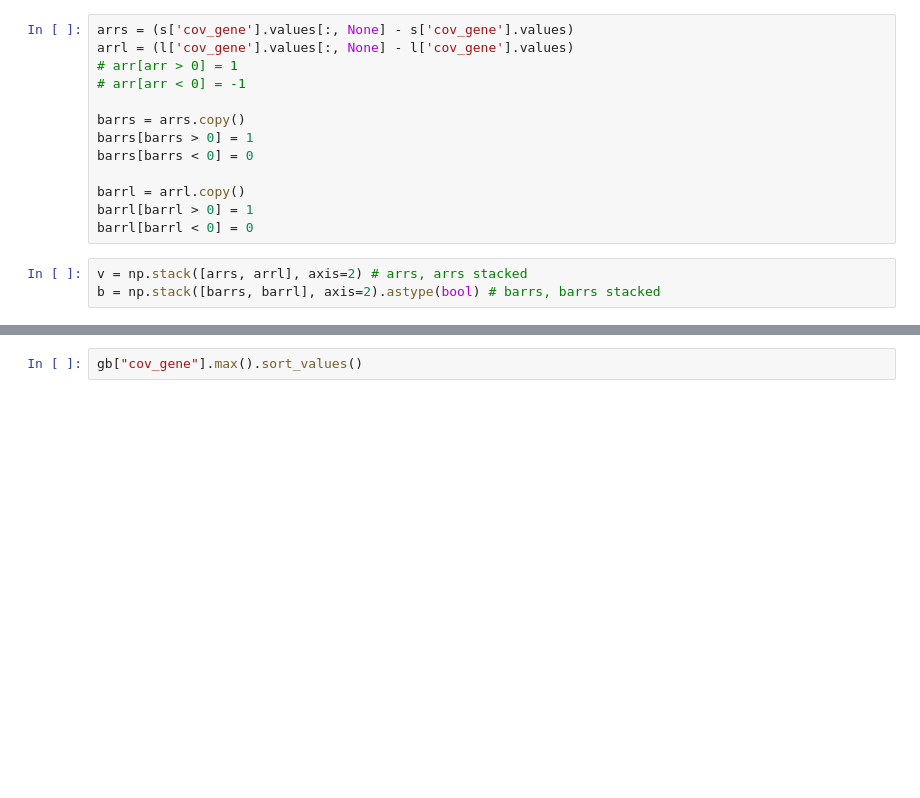
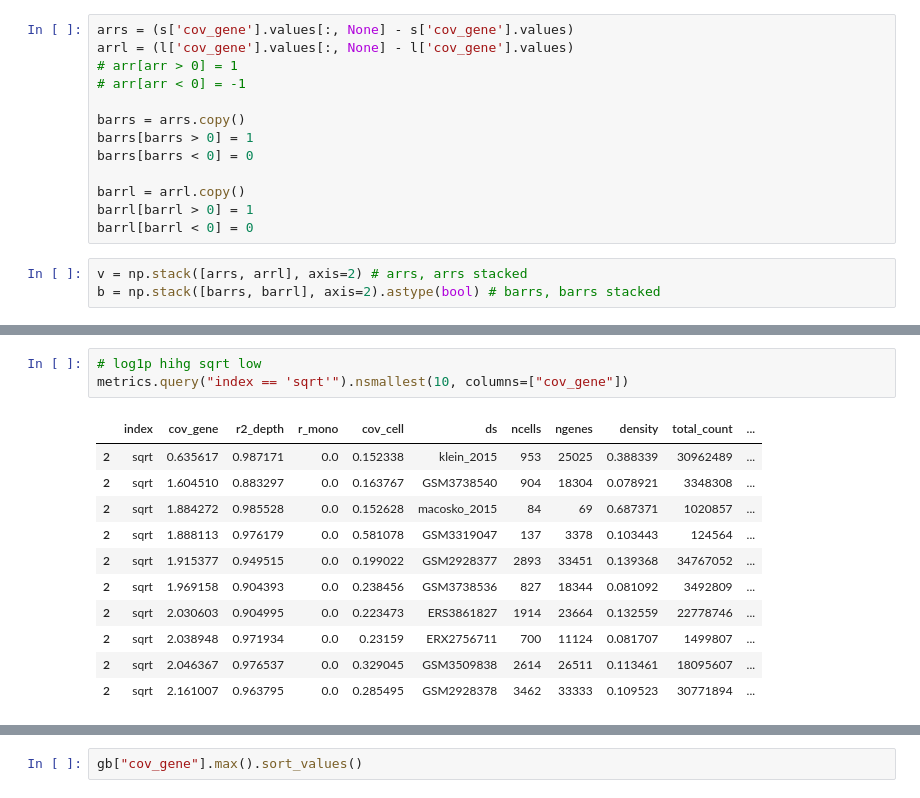
Before and after one commit to pachterlab/BHGP_2022, a Jupyter notebook: analysis/summary.ipynb, the cells around one changed output, grey strips where cells are left out. Cells and saved outputs as stored; diff of their text form; blank space fills up the shorter version.

```diff
--- a/analysis/summary.ipynb
+++ b/analysis/summary.ipynb
@@ -854,0 +918,15 @@ LOG1P : GSM3178783 - GSM3396177 =  0.021359512842244577
+# %%
+# log1p hihg sqrt low
+metrics.query("index == 'sqrt'").nsmallest(10, columns=["cov_gene"])
+# %% [output]
+|  | index | cov_gene | r2_depth | r_mono | cov_cell | ds | ncells | ngenes | density | total_count | ... |
+| 2 | sqrt | 0.635617 | 0.987171 | 0.0 | 0.152338 | klein_2015 | 953 | 25025 | 0.388339 | 30962489 | ... |
+| 2 | sqrt | 1.604510 | 0.883297 | 0.0 | 0.163767 | GSM3738540 | 904 | 18304 | 0.078921 | 3348308 | ... |
+| 2 | sqrt | 1.884272 | 0.985528 | 0.0 | 0.152628 | macosko_2015 | 84 | 69 | 0.687371 | 1020857 | ... |
+| 2 | sqrt | 1.888113 | 0.976179 | 0.0 | 0.581078 | GSM3319047 | 137 | 3378 | 0.103443 | 124564 | ... |
+| 2 | sqrt | 1.915377 | 0.949515 | 0.0 | 0.199022 | GSM2928377 | 2893 | 33451 | 0.139368 | 34767052 | ... |
+| 2 | sqrt | 1.969158 | 0.904393 | 0.0 | 0.238456 | GSM3738536 | 827 | 18344 | 0.081092 | 3492809 | ... |
+| 2 | sqrt | 2.030603 | 0.904995 | 0.0 | 0.223473 | ERS3861827 | 1914 | 23664 | 0.132559 | 22778746 | ... |
+| 2 | sqrt | 2.038948 | 0.971934 | 0.0 | 0.23159 | ERX2756711 | 700 | 11124 | 0.081707 | 1499807 | ... |
+| 2 | sqrt | 2.046367 | 0.976537 | 0.0 | 0.329045 | GSM3509838 | 2614 | 26511 | 0.113461 | 18095607 | ... |
+| 2 | sqrt | 2.161007 | 0.963795 | 0.0 | 0.285495 | GSM2928378 | 3462 | 33333 | 0.109523 | 30771894 | ... |
```
Also changed, not shown: parts of 13 cells of this notebook, 2 other files.
